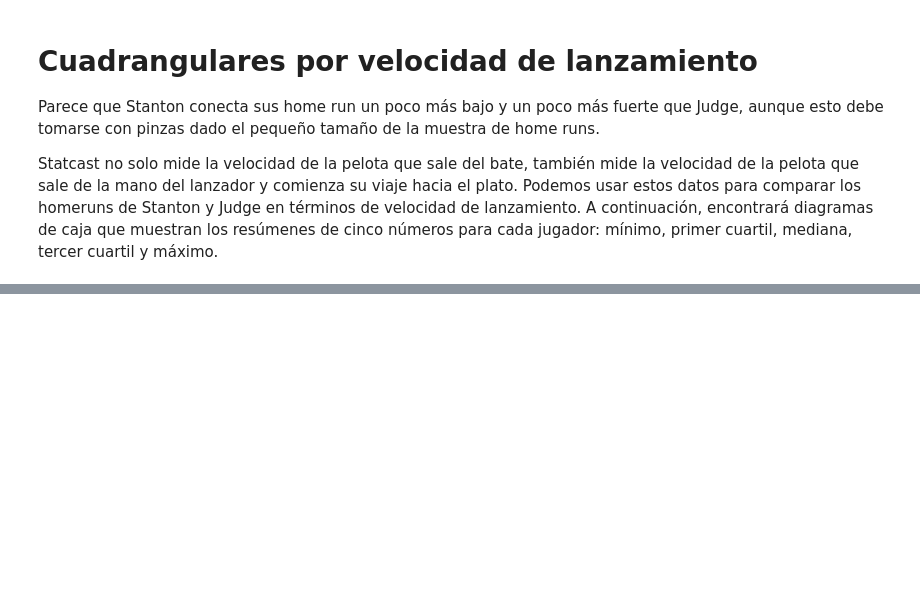
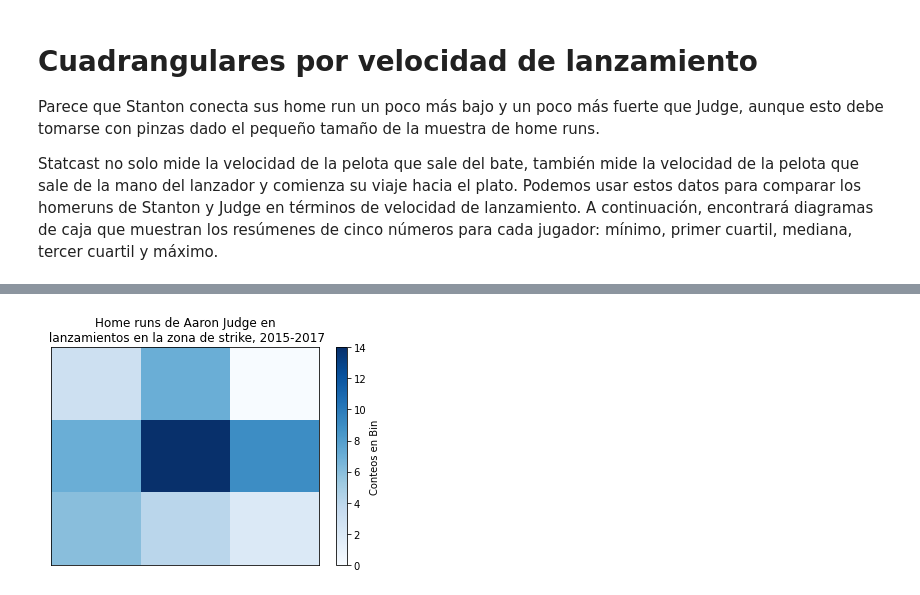
Before and after one commit to estefiturin/proyectos_analisis_de_datos-, a Jupyter notebook: Analisis_de_datos_en_el_baseball/notes.ipynb, the cells around one changed output, grey strips where cells are left out. Saved outputs shown, nothing was run; the diff lists cells and outputs as text; code cells hidden in the pictures; blank space fills up the shorter version.

```diff
--- a/Analisis_de_datos_en_el_baseball/notes.ipynb
+++ b/Analisis_de_datos_en_el_baseball/notes.ipynb
@@ -134,0 +167,15 @@ sns.boxplot(x='player_name', y='release_speed', color='tab:blue', data=judge_sta
+# %%
+def assign_y_coord(row):
+    """
+    Asigna una coordenada y los números de zona de strike de Statcast. Zonas 11, 12, 13,
+     y 14 se ignoran por simplicidad de trazado.
+    """
+    # Upper third of strike zone
+    if row.zone in [1, 2, 3]:
+        return 3
+    # Middle third of strike zone
+    if row.zone in [4, 5, 6]:
+        return 2
+    # Lower third of strike zone
+    if row.zone in [7, 8, 9]:
+        return 1
@@ -134,0 +186,23 @@ sns.boxplot(x='player_name', y='release_speed', color='tab:blue', data=judge_sta
+# %%
+# Asigne coordenadas cartesianas a la zona de strike y grafique los lanzamientos
+# que resultaron en los homeruns  de Judge como un histograma 2D.
+
+# Las zonas 11, 12, 13 y 14 deben ignorarse para simplificar el trazado
+judge_strike_hr = judge_hr.copy().loc[judge_hr.zone <= 9]
+
+#Aplicar assign_x_coorda judge_strike_hrpara crear una nueva columna llamada zone_x
+judge_strike_hr['zone_x'] = judge_strike_hr.apply(assign_x_coord, axis=1)
+
+#Aplicar assign_y_coorda judge_strike_hrpara crear una nueva columna llamada zone_y.
+judge_strike_hr['zone_y'] = judge_strike_hr.apply(assign_y_coord, axis=1)
+
+#Trace la zona de home runs de Judge como un histograma 2D (usando la hist2dfunción de matplotlib)
+#con una barra de colores.
+plt.hist2d(judge_strike_hr.zone_x, judge_strike_hr.zone_y, bins = 3, cmap='Blues')
+plt.title('Home runs de Aaron Judge en\n lanzamientos en la zona de strike, 2015-2017')
+plt.gca().get_xaxis().set_visible(False)
+plt.gca().get_yaxis().set_visible(False)
+cb = plt.colorbar()
+cb.set_label('Conteos en Bin')
+# %% [output]
+[figure, added]
```
Also changed, not shown: parts of 9 cells of this notebook.
